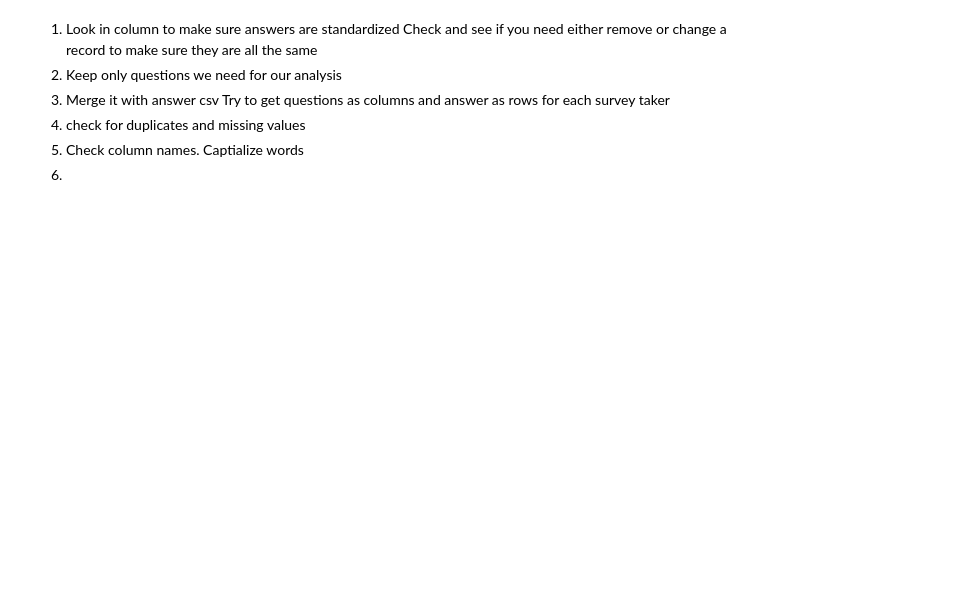
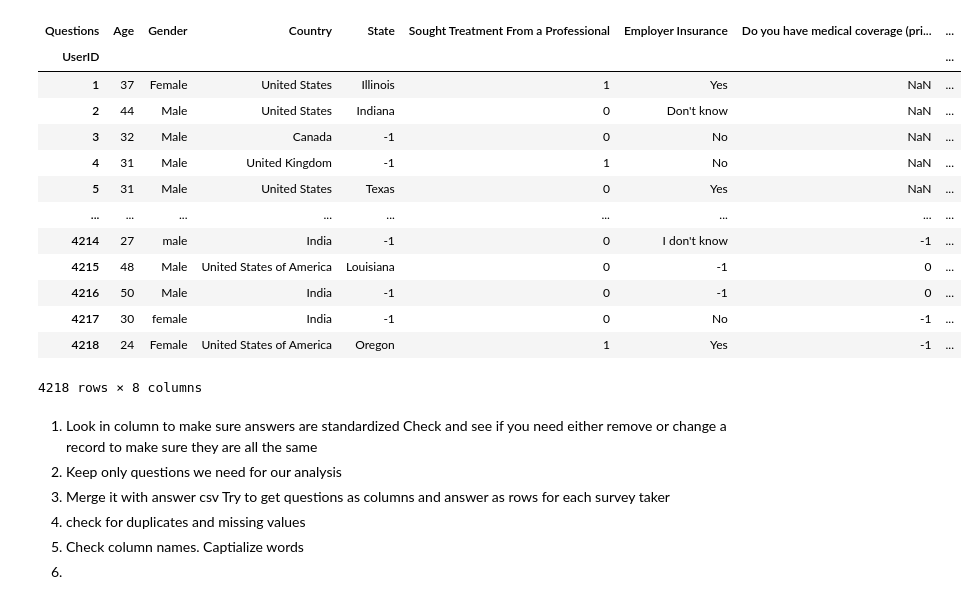
Before and after one commit to Patrick-Bacza/Group-7---Project, a Jupyter notebook: sm_data_cleaning.ipynb, the cells around one changed output. Cells and saved outputs as stored; diff of their text form; code cells hidden in the pictures; blank space fills up the shorter version.

```diff
--- a/sm_data_cleaning.ipynb
+++ b/sm_data_cleaning.ipynb
@@ -23,0 +10,14 @@ answers[answers['SurveyID'] == 2014].tail()
+# %%
+# Merge csv and question ids
+survey_data = pd.merge(sm_questions, sm_answers, left_on = "questionid", right_on = "QuestionID")
+survey_data.head()
+
+# List of question IDs need to facilitate analysis
+question_id = [1, 2, 3, 4, 7, 10, 20, 33]
+#question_id = [1, 32, 33, 34]
+
+new_df = survey_data[survey_data["QuestionID"].isin(question_id)]
+
+new_df = new_df.rename(columns = {"questiontext": "Questions", "AnswerText": "Answers", "SurveyID": "Year"})
+
+new_df.head()
@@ -24,3 +31,44 @@ answers[answers['SurveyID'] == 2014].tail()
+# %%
+# Move the questions to columns
+column_df = new_df.pivot(index = "UserID", columns = "Questions", values = "Answers")
+
+#column_df = column_df[["What is your age?", "Have you had a mental health disorder in the past?",
+#                       "Do you currently have a mental health disorder?",
+#                       "Have you ever been diagnosed with a mental health disorder?"]]
+
+column_df = column_df[["What is your age?", "What is your gender?", "What country do you live in?", "If you live in the United States, which state or territory do you live in?",
+                       "Have you ever sought treatment for a mental health disorder from a mental health professional?", "Does your employer provide mental health benefits as part of healthcare coverage?",
+                       "Do you have medical coverage (private insurance or state-provided) that includes treatment of mental health disorders?", "Do you currently have a mental health disorder?"]]
+
+#column_df_2 = column_df.rename(columns = {"What is your age?": "Age", "Have you had a mental health disorder in the past?": "Previous Mental Health Disorder",
+#                       "Do you currently have a mental health disorder?": "Current Mental Health Disorder",
+#                       "Have you ever been diagnosed with a mental health disorder?": "Ever had a Mental Health Disorder?"})
+
+column_df_2 = column_df.rename(columns = {"What is your age?": "Age", "What is your gender?": "Gender", "What country do you live in?": "Country",
+                                          "If you live in the United States, which state or territory do you live in?": "State",
+                                        "Have you ever sought treatment for a mental health disorder from a mental health professional?": "Sought Treatment From a Professional",
+                                        "Does your employer provide mental health benefits as part of healthcare coverage?": "Employer Insurance",
+                                        "Have you ever been diagnosed with a mental health disorder?": "Mental Health Disorder Insurance",
+                                        "Do you currently have a mental health disorder?": "Current Mental Health Disorder"})
+
+#column_df_2 = column_df_2[(column_df_2["Have you had a mental health disorder in the past?"] != "Did Not Answer") & (column_df_2["Do you currently have a mental health disorder?"] != "Did Not Answer") & (column_df_2["Have you ever been diagnosed with a mental health disorder?"])]
+
+column_df_2
+# %% [output]
+| Questions | Age | Gender | Country | State | Sought Treatment From a Professional | Employer Insurance | Do you have medical coverage (pri... | ... |
+| UserID |  |  |  |  |  |  |  | ... |
+| 1 | 37 | Female | United States | Illinois | 1 | Yes | NaN | ... |
+| 2 | 44 | Male | United States | Indiana | 0 | Don't know | NaN | ... |
+| 3 | 32 | Male | Canada | -1 | 0 | No | NaN | ... |
+| 4 | 31 | Male | United Kingdom | -1 | 1 | No | NaN | ... |
+| 5 | 31 | Male | United States | Texas | 0 | Yes | NaN | ... |
+| ... | ... | ... | ... | ... | ... | ... | ... | ... |
+| 4214 | 27 | male | India | -1 | 0 | I don't know | -1 | ... |
+| 4215 | 48 | Male | United States of America | Louisiana | 0 | -1 | 0 | ... |
+| 4216 | 50 | Male | India | -1 | 0 | -1 | 0 | ... |
+| 4217 | 30 | female | India | -1 | 0 | No | -1 | ... |
+| 4218 | 24 | Female | United States of America | Oregon | 1 | Yes | -1 | ... |
+4218 rows × 8 columns
 # %% [markdown]
 1) Look in column to make sure answers are standardized
     Check and see if you need either remove or change a record to make sure they are all the same
```
Also changed, not shown: parts of 14 cells of this notebook.
